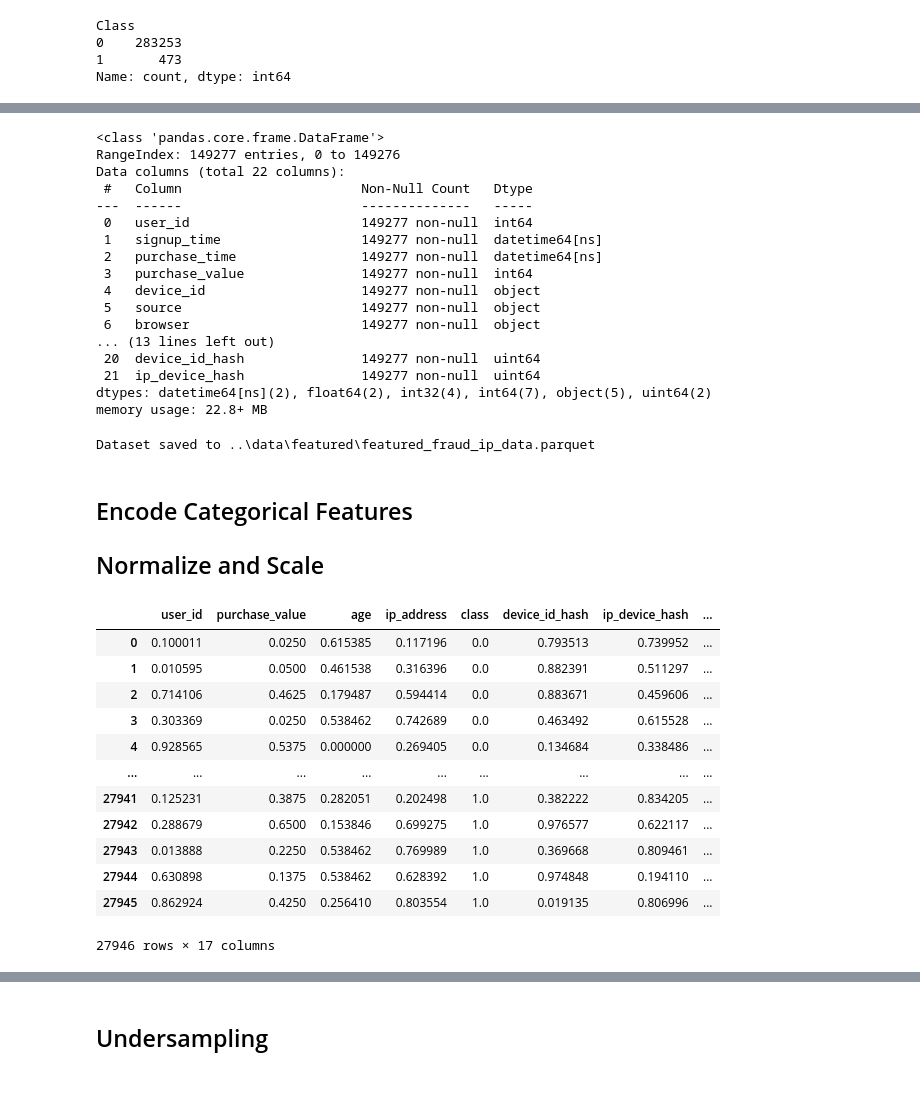
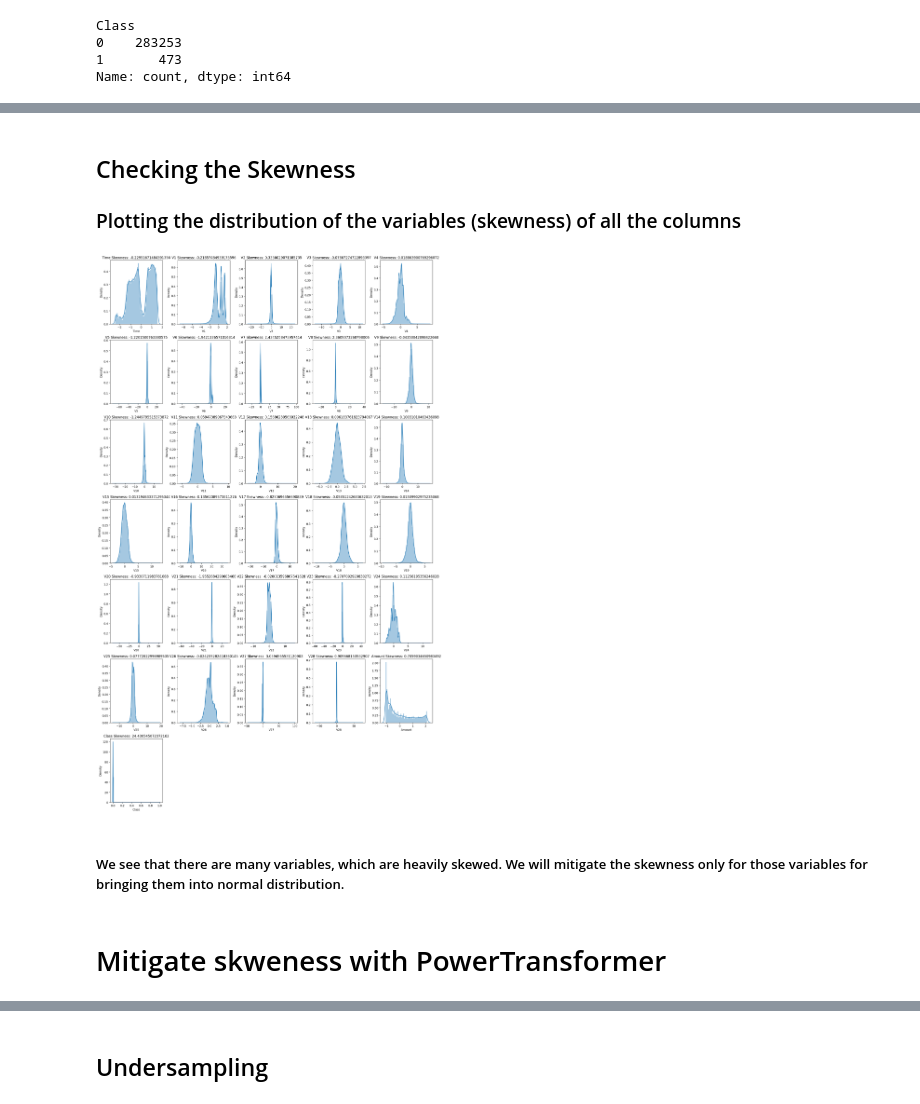
Before and after one commit to Daniel-Andarge/AiML-financial-fraud-detection-model, a Jupyter notebook: notebooks/feature_engineering.ipynb, the cells around one changed output, grey strips where cells are left out. Saved outputs shown, nothing was run; the diff lists cells and outputs as text; code cells hidden in the pictures.

```diff
--- a/notebooks/feature_engineering.ipynb
+++ b/notebooks/feature_engineering.ipynb
@@ -101,31 +232,0 @@ df_processed.head()
-# %%
-df_processed.info()
-# %% [output]
-<class 'pandas.core.frame.DataFrame'>
-RangeIndex: 149277 entries, 0 to 149276
-Data columns (total 22 columns):
- #   Column                       Non-Null Count   Dtype
----  ------                       --------------   -----
- 0   user_id                      149277 non-null  int64
- 1   signup_time                  149277 non-null  datetime64[ns]
- 2   purchase_time                149277 non-null  datetime64[ns]
- 3   purchase_value               149277 non-null  int64
- 4   device_id                    149277 non-null  object
- 5   source                       149277 non-null  object
- 6   browser                      149277 non-null  object
-... (13 lines left out)
- 20  device_id_hash               149277 non-null  uint64
- 21  ip_device_hash               149277 non-null  uint64
-dtypes: datetime64[ns](2), float64(2), int32(4), int64(7), object(5), uint64(2)
-memory usage: 22.8+ MB
-# %%
-# Define output folder and file name
-output_folder = os.path.join('..', 'data', 'featured')
-filename = 'featured_fraud_ip_data.parquet'
-
-output_path = save_data(df_processed, output_folder, filename)
-# %% [output]
-Dataset saved to ..\data\featured\featured_fraud_ip_data.parquet
-# %% [markdown]
-## Encode Categorical Features
-## Normalize and Scale
@@ -135,16 +233,23 @@ scaled_df= feature_engineer.preprocess()
-# %%
-scaled_df
-# %% [output]
-|  | user_id | purchase_value | age | ip_address | class | device_id_hash | ip_device_hash | ... |
-| 0 | 0.100011 | 0.0250 | 0.615385 | 0.117196 | 0.0 | 0.793513 | 0.739952 | ... |
-| 1 | 0.010595 | 0.0500 | 0.461538 | 0.316396 | 0.0 | 0.882391 | 0.511297 | ... |
-| 2 | 0.714106 | 0.4625 | 0.179487 | 0.594414 | 0.0 | 0.883671 | 0.459606 | ... |
-| 3 | 0.303369 | 0.0250 | 0.538462 | 0.742689 | 0.0 | 0.463492 | 0.615528 | ... |
-| 4 | 0.928565 | 0.5375 | 0.000000 | 0.269405 | 0.0 | 0.134684 | 0.338486 | ... |
-| ... | ... | ... | ... | ... | ... | ... | ... | ... |
-| 27941 | 0.125231 | 0.3875 | 0.282051 | 0.202498 | 1.0 | 0.382222 | 0.834205 | ... |
-| 27942 | 0.288679 | 0.6500 | 0.153846 | 0.699275 | 1.0 | 0.976577 | 0.622117 | ... |
-| 27943 | 0.013888 | 0.2250 | 0.538462 | 0.769989 | 1.0 | 0.369668 | 0.809461 | ... |
-| 27944 | 0.630898 | 0.1375 | 0.538462 | 0.628392 | 1.0 | 0.974848 | 0.194110 | ... |
-| 27945 | 0.862924 | 0.4250 | 0.256410 | 0.803554 | 1.0 | 0.019135 | 0.806996 | ... |
-27946 rows × 17 columns
+# %% [markdown]
+## Checking the Skewness
+### Plotting the distribution of the variables (skewness) of all the columns
+# %%
+cols = credit_card_data.columns
+num_cols = len(cols)
+num_rows = (num_cols + 4) // 5
+
+plt.figure(figsize=(17, num_rows * 4))
+
+for i, col in enumerate(cols, 1):
+    plt.subplot(num_rows, 5, i)
+    sns.distplot(credit_card_data[col])
+    plt.title(col + ' Skewness: ' + str(credit_card_data[col].skew()))
+
+plt.tight_layout()
+plt.show()
+# %% [output]
+[figure, added]
+# %% [markdown]
+##### We see that there are many variables, which are heavily skewed. We will mitigate the skewness only for those variables for bringing them into normal distribution.
+# %% [markdown]
+# Mitigate skweness with PowerTransformer
```
Also changed, not shown: parts of 39 cells of this notebook, 2 other files.
